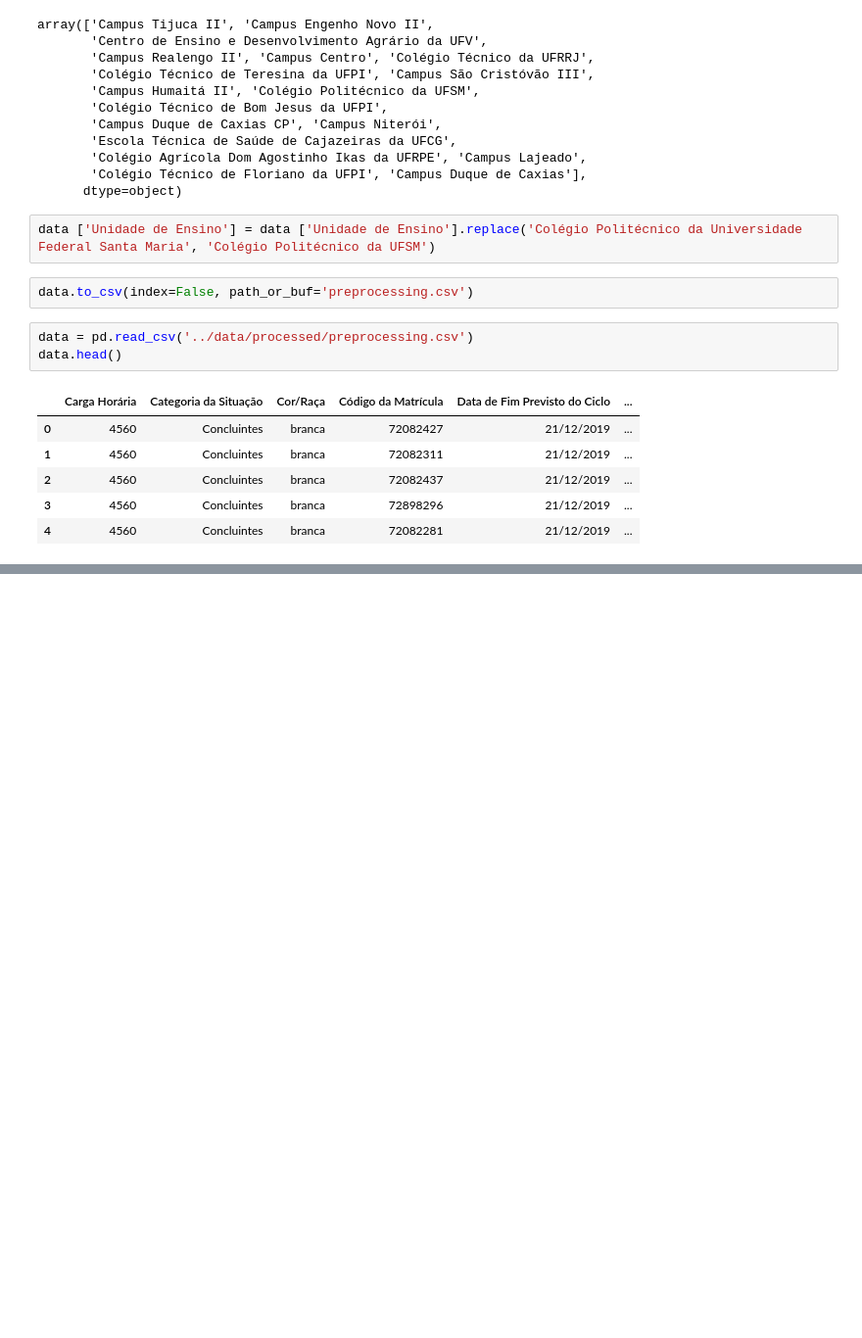
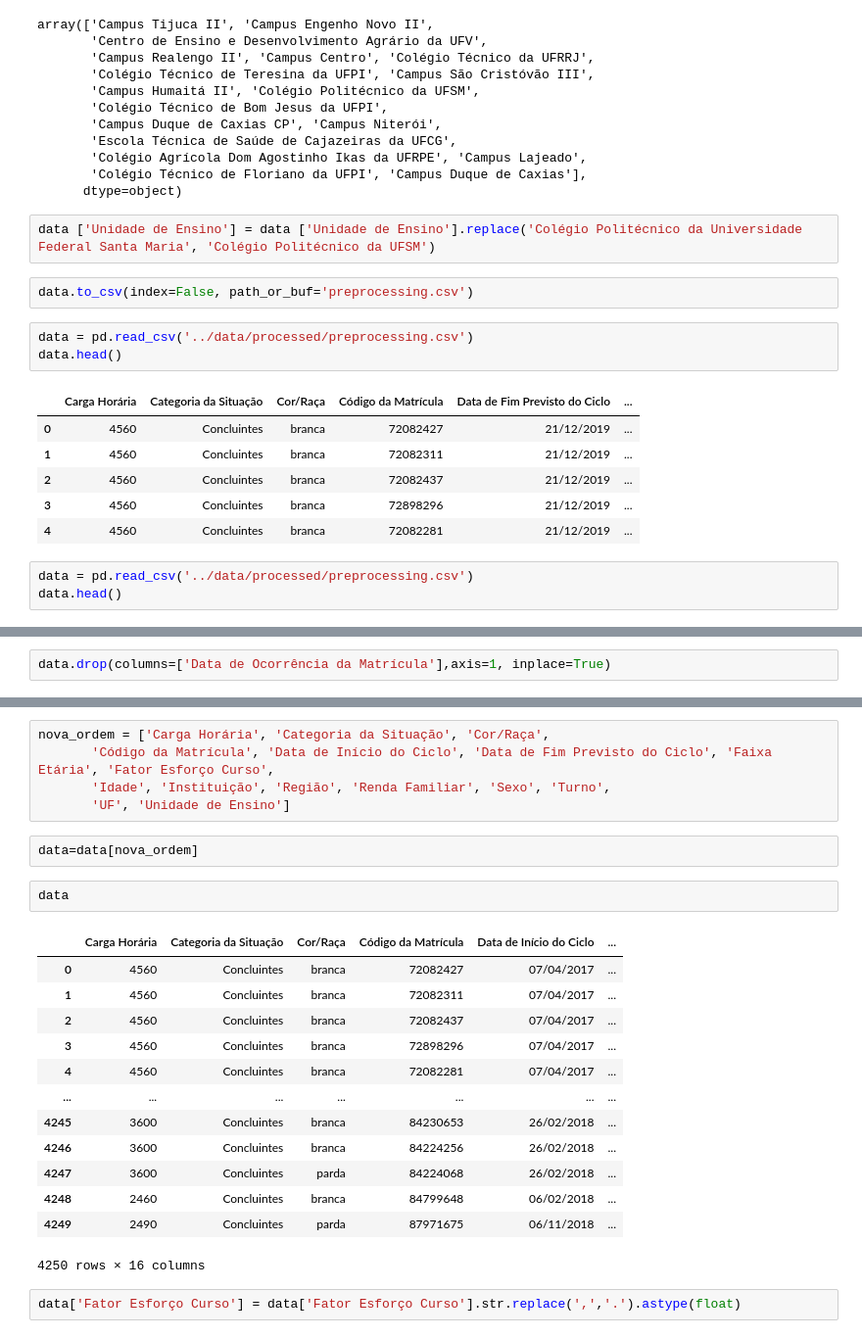
Before and after one commit to Geraldomendes/SchoolDropoutPrediction, a Jupyter notebook: notebooks/01-prepocessing.ipynb, the cells around one changed output, grey strips where cells are left out. Shown at 98% size. Drawn from its saved outputs; the diff is of its cells as text; blank space fills up the shorter version.

```diff
--- a/notebooks/prepocessing.ipynb
+++ b/notebooks/01-prepocessing.ipynb
@@ -329,3 +331,6 @@ data.head()
 | 2 | 4560 | Concluintes | branca | 72082437 | 21/12/2019 | ... |
 | 3 | 4560 | Concluintes | branca | 72898296 | 21/12/2019 | ... |
 | 4 | 4560 | Concluintes | branca | 72082281 | 21/12/2019 | ... |
+# %%
+data = pd.read_csv('../data/processed/preprocessing.csv')
+data.head()
@@ -331,0 +344,2 @@ data.head()
+# %%
+data.drop(columns=['Data de Ocorrência da Matrícula'],axis=1, inplace=True)
@@ -331,0 +355,25 @@ data.head()
+# %%
+nova_ordem = ['Carga Horária', 'Categoria da Situação', 'Cor/Raça',
+       'Código da Matrícula', 'Data de Início do Ciclo', 'Data de Fim Previsto do Ciclo', 'Faixa Etária', 'Fator Esforço Curso',
+       'Idade', 'Instituição', 'Região', 'Renda Familiar', 'Sexo', 'Turno',
+       'UF', 'Unidade de Ensino']
+# %%
+data=data[nova_ordem]
+# %%
+data
+# %% [output]
+|  | Carga Horária | Categoria da Situação | Cor/Raça | Código da Matrícula | Data de Início do Ciclo | ... |
+| 0 | 4560 | Concluintes | branca | 72082427 | 07/04/2017 | ... |
+| 1 | 4560 | Concluintes | branca | 72082311 | 07/04/2017 | ... |
+| 2 | 4560 | Concluintes | branca | 72082437 | 07/04/2017 | ... |
+| 3 | 4560 | Concluintes | branca | 72898296 | 07/04/2017 | ... |
+| 4 | 4560 | Concluintes | branca | 72082281 | 07/04/2017 | ... |
+| ... | ... | ... | ... | ... | ... | ... |
+| 4245 | 3600 | Concluintes | branca | 84230653 | 26/02/2018 | ... |
+| 4246 | 3600 | Concluintes | branca | 84224256 | 26/02/2018 | ... |
+| 4247 | 3600 | Concluintes | parda | 84224068 | 26/02/2018 | ... |
+| 4248 | 2460 | Concluintes | branca | 84799648 | 06/02/2018 | ... |
+| 4249 | 2490 | Concluintes | parda | 87971675 | 06/11/2018 | ... |
+4250 rows × 16 columns
+# %%
+data['Fator Esforço Curso'] = data['Fator Esforço Curso'].str.replace(',','.').astype(float)
```
Also changed, not shown: parts of 6 cells of this notebook, 1 other file.
